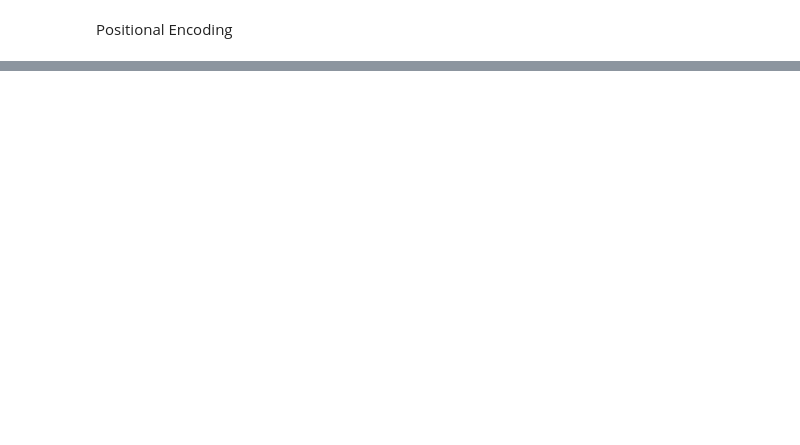
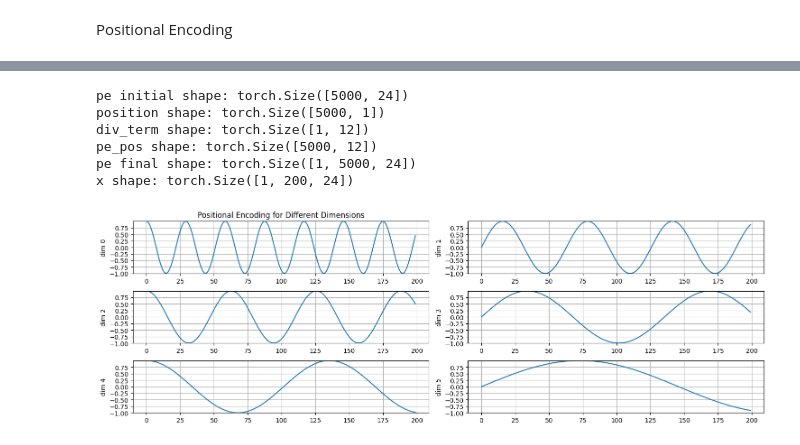
Before and after one commit to zds79/py101, a Jupyter notebook: src/py101/transformer/tutorial/2_PE.ipynb, the cells around one changed output, grey strips where cells are left out. Cells and saved outputs as stored; diff of their text form; code cells hidden in the pictures; blank space fills up the shorter version.

```diff
--- a/src/py101/transformer/tutorial/2_PE.ipynb
+++ b/src/py101/transformer/tutorial/2_PE.ipynb
@@ -65,0 +79,39 @@ x shape: torch.Size([1, 32, 100])
+# %%
+
+d_model = 24
+seq_len = 200
+drop_out = 0.
+# d_model=24, dropout=0, max_len=5000
+pe = PositionalEncoder(device, d_model, seq_len, drop_out)
+x = torch.zeros(1, seq_len, 24).to(device)
+y = pe.forward(x)
+# y shape (1, seq_len, 24)
+plot_x = np.arange(seq_len)
+plot_y = y[0, :, 5:11].cpu().data.numpy()
+
+plt.figure(figsize=(15, 5))
+# Create 5 subplots (one for each dimension)
+# dims = [5, 6, 7, 8, 9, 10]
+dims = [0, 1, 2, 3, 4, 5]
+for i, dim in enumerate(dims):
+    plt.subplot(3, 2, i + 1)  # 3 rows, 2 columns, subplot index i+1
+    plt.plot(plot_x, plot_y[:, i])
+    plt.ylabel(f"dim {dim}")
+    # plt.xlabel("sequence position")
+    plt.ylim(-1.0, 1.0)
+    plt.yticks(np.arange(-1.0, 1.0, 0.25))
+    plt.grid(True)
+    if i == 0:
+        plt.title("Positional Encoding for Different Dimensions")
+
+plt.tight_layout()
+
+plt.show()
+# %% [output]
+pe initial shape: torch.Size([5000, 24])
+position shape: torch.Size([5000, 1])
+div_term shape: torch.Size([1, 12])
+pe_pos shape: torch.Size([5000, 12])
+pe final shape: torch.Size([1, 5000, 24])
+x shape: torch.Size([1, 200, 24])
+[figure, added]
```
Also changed, not shown: parts of 4 cells of this notebook, 7 other files.
